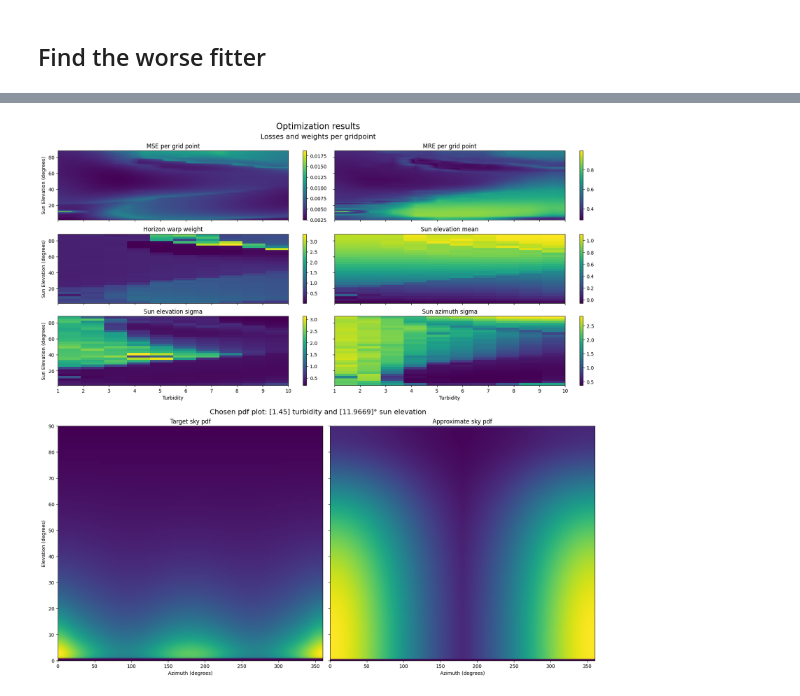
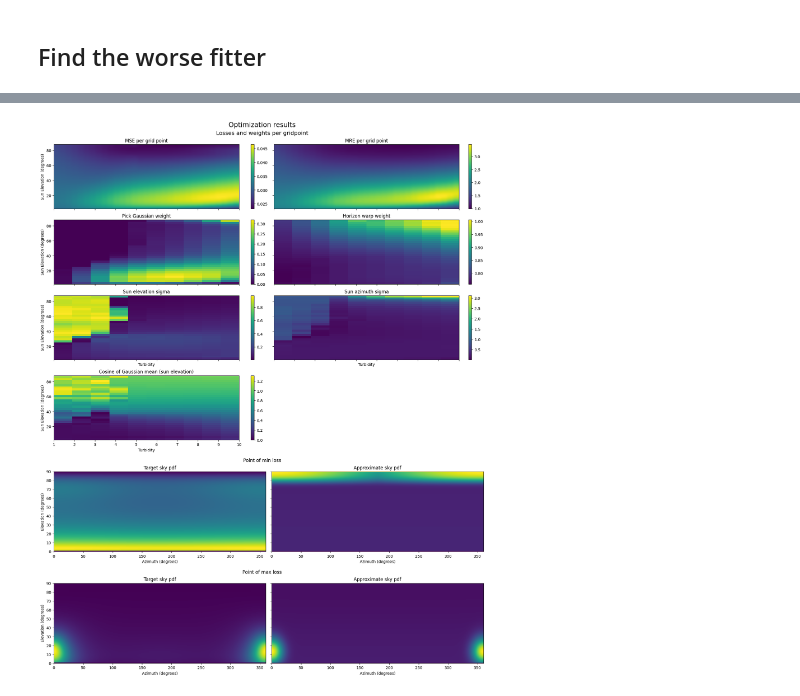
Before and after one commit to matttsss/mitsuba3, a Jupyter notebook: sampling_tests/warps.ipynb, the cells around one changed output, grey strips where cells are left out. Saved outputs shown, nothing was run; the diff lists cells and outputs as text; code cells hidden in the pictures.

```diff
--- a/sampling_tests/warps.ipynb
+++ b/sampling_tests/warps.ipynb
@@ -305,18 +319,20 @@ sp, cp = dr.sincos(phis)
 wi = mi.Vector3f(st * cp, st * sp, ct)
 dr.eval(wi)
 
+def update_and_clamp_weights(optimizer, tex_weights):
+    tensor = clamp_channels(optimizer[opt_key], 0, min_val=0)
+    tensor = clamp_channels(tensor, 1, min_val=dr.epsilon(mi.Float))
+    tensor = clamp_channels(tensor, 2, min_val=0)
+    #tensor = clamp_channels(tensor, 4, min_val=0.01, max_val=dr.pi/4)
+    optimizer[opt_key] = tensor
+    tex_weights.set_tensor(optimizer[opt_key])
+
 ## Optimize
 losses = []
-iterations = trange(4000, desc="Optimizing")
+iterations = trange(7000, desc="Optimizing")
 for it in iterations:
 
-    tensor = clamp_channels(opt[opt_key], 0, min_val=1e-5)
-    #tensor = clamp_channels(tensor, 1, min_val=dr.cos(dr.pi/2 - MIN_ETA))
-    #tensor = clamp_channels(tensor, 2, min_val=0.05, max_val=1)
-    #tensor = clamp_channels(tensor, 3, min_val=0.05, max_val=2*dr.pi)
-    opt[opt_key] = tensor
-    tex_weights.set_tensor(opt[opt_key])
-
+    update_and_clamp_weights(opt, tex_weights)
 
     loss = compute_loss(tex_weights, tex_pos, sky_rad, sky_params, norm_factor, sun_dir, wi, dr.width(wi))
 
@@ -327,6 +343,7 @@ for it in iterations:
 
     losses.append(loss)
 
+update_and_clamp_weights(opt, tex_weights)
 optimal_weights = opt[opt_key]
 
 plt.close()
@@ -351,63 +433,31 @@ rel_err_per_point = compute_accuracy_per_gridpoint(
 losses_per_point = mi.TensorXf(losses_per_point, shape=(TRAINING_SUN_ETA_RES, TRAINING_TURB_RES))
 rel_err_per_point = mi.TensorXf(rel_err_per_point, shape=(TRAINING_SUN_ETA_RES, TRAINING_TURB_RES))
 
-def show_im(im, ax, title, xlabel='', ylabel=''):
-    im = ax.imshow(im, origin='lower',
-                   extent=[1.0, 10.0, 2.0, 88.0], aspect='auto')
-    ax.set_title(title)
-    ax.set_xlabel(xlabel)
-    ax.set_ylabel(ylabel)
-    fig.colorbar(im, ax=ax)
 
-
-fig = plt.figure(layout='constrained', figsize=(16, 16))
-subfigs = fig.subfigures(2, 1, wspace=0.07)
-
-axsLeft = subfigs[0].subplots(3, 2, sharex=True, sharey=True)
-show_im(losses_per_point, axsLeft[0,0], 'MSE per grid point', ylabel='Sun Elevation (degrees)')
-show_im(rel_err_per_point, axsLeft[0,1], 'MRE per grid point')
-
-show_im(optimal_weights[..., 0], axsLeft[1,0], 'Horizon warp weight', ylabel='Sun Elevation (degrees)')
-show_im(optimal_weights[..., 1], axsLeft[1,1], 'Sun elevation mean')
-show_im(optimal_weights[..., 2], axsLeft[2,0], 'Sun elevation sigma',ylabel='Sun Elevation (degrees)', xlabel='Turbidity')
-show_im(optimal_weights[..., 3], axsLeft[2,1], 'Sun azimuth sigma', xlabel='Turbidity')
-
-subfigs[0].suptitle('Losses and weights per gridpoint', fontsize='x-large')
-
-
-axsRight = subfigs[1].subplots(1, 2, sharey=True)
+chosen_points = []
 if True:
-    chosen_point = np.argmax(rel_err_per_point)
+    chosen_points.append((np.argmin(losses_per_point), "Point of min loss"))
+    chosen_points.append((np.argmax(losses_per_point), "Point of max loss"))
+    #chosen_point = np.argmax(rel_err_per_point)
 else:
-    chosen_turb = 5
-    chosen_sun_eta = dr.deg2rad(70)
+    chosen_turb = 2
+    chosen_sun_eta = dr.deg2rad(50)
     chosen_turb = ((chosen_turb - 1) / 9) * (TRAINING_TURB_RES - 1)
     chosen_sun_eta = ((chosen_sun_eta - MIN_ETA) / (MAX_ETA - MIN_ETA)) * (TRAINING_SUN_ETA_RES - 1)
     chosen_point = dr.round(chosen_sun_eta) * TRAINING_TURB_RES + dr.round(chosen_turb)
+    chosen_points.append(chosen_point)
 
-chosen_tex_pos = dr.gather(mi.Point2f, tex_pos, chosen_point)
+fig = plt.figure(layout='constrained', figsize=(16, 20))
+subfigs = fig.subfigures(len(chosen_points) + 1, 1, wspace=0.07, height_ratios=[3]+[1]*len(chosen_points))
 
-axsRight[0].set_title('Target sky pdf')
-axsRight[0].set_xlabel('Azimuth (degrees)')
-axsRight[0].set_ylabel('Elevation (degrees)')
-viz_sky_map(axsRight[0], sun_dir, sky_rad, sky_params, norm_factor, chosen_point)
+### FIRST PLOT THE WEIGHTS AND LOSSES PER GRIDPOINT
+plot_weights_and_losses(subfigs[0], tex_weights, losses_per_point, rel_err_per_point)
 
-chosen_weights = tex_weights.eval(chosen_tex_pos)
-dr.print(chosen_weights)
-cos_theta = mi.Frame3f.cos_theta(wi)
-phi = dr.atan2(wi.y, wi.x)
-approx_pdf = approximate_pdf(chosen_weights, mi.Point2f(cos_theta, phi))
-approx_pdf = mi.TensorXf(approx_pdf, shape=(lum_map_height, 2 * lum_map_height))
-
-axsRight[1].set_title('Approximate sky pdf')
-axsRight[1].set_xlabel('Azimuth (degrees)')
-axsRight[1].imshow(approx_pdf, origin='upper',
-            extent=[0, 360, 0, 90], aspect='auto')
-
-point = (chosen_tex_pos.x * 9 + 1, chosen_tex_pos.y * (MAX_ETA - MIN_ETA) + MIN_ETA)
-subfigs[1].suptitle(f'Chosen pdf plot: {point[0]} turbidity and {dr.rad2deg(point[1])}° sun elevation', fontsize='x-large')
+### SECOND PLOT THE SKY PDFS FOR A CHOSEN GRIDPOINT
+for i, (chosen_point, plot_title) in enumerate(chosen_points):
+    plot_pdf(subfigs[i+1], tex_weights, chosen_point)
+    subfigs[i+1].suptitle(plot_title, fontsize='large')
 fig.suptitle('Optimization results', fontsize='xx-large')
-
 plt.show()
 # %% [output]
 [
@@ -419 +477 @@ plt.show()
-[figure, old version]
+[figure, new version]
```
Also changed, not shown: parts of 8 cells of this notebook.
